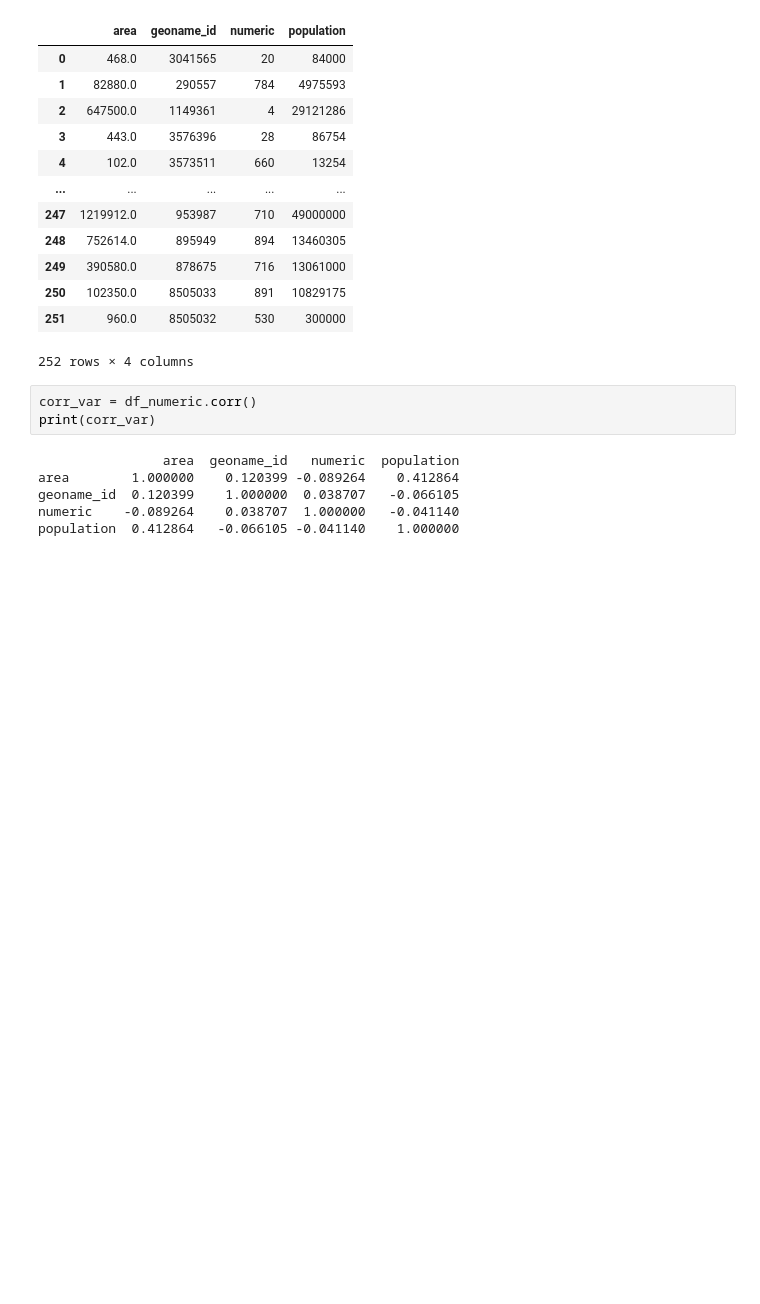
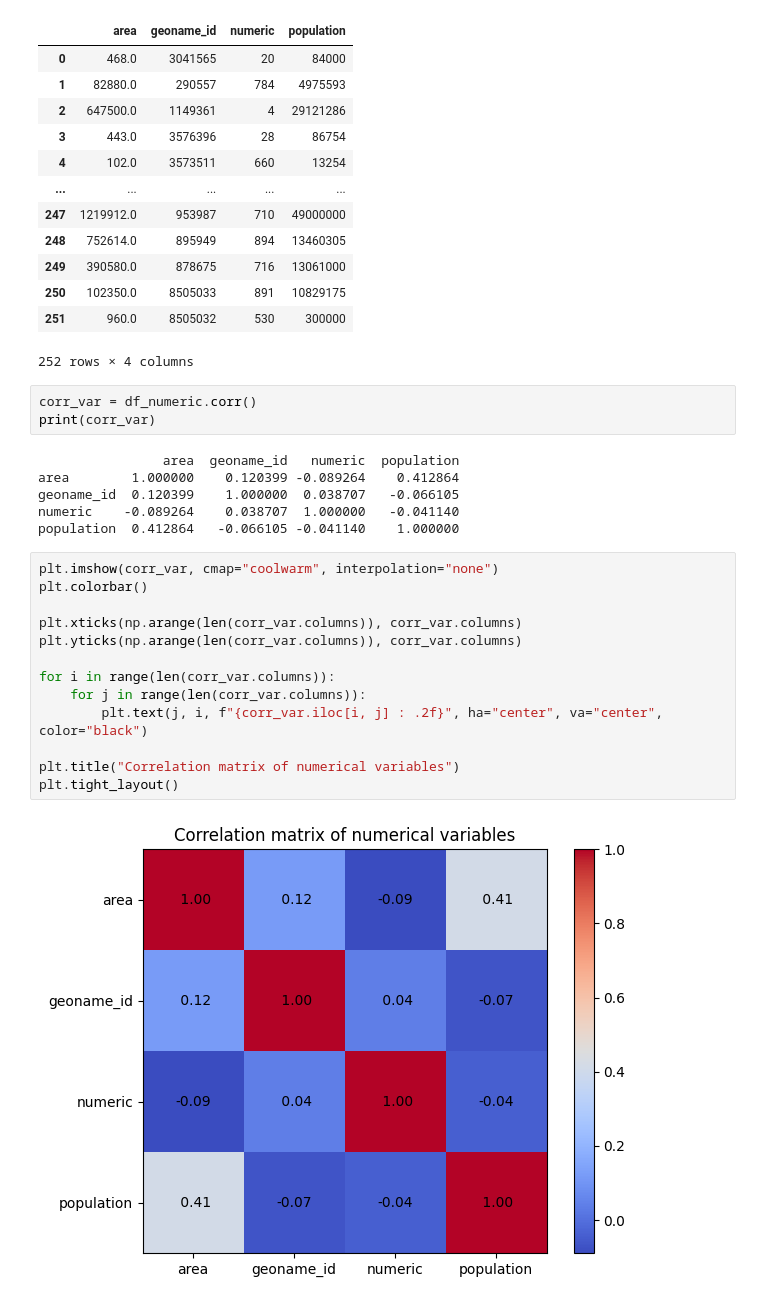
Before and after one commit to Julian-L-Avila/Data-Mining-2024-3, a Jupyter notebook: EDA/eda.sync.ipynb, the cells around one changed output. Cells and saved outputs as stored; diff of their text form; blank space fills up the shorter version.

```diff
--- a/EDA/eda.sync.ipynb
+++ b/EDA/eda.sync.ipynb
@@ -113,3 +113,18 @@ area        1.000000    0.120399 -0.089264    0.412864
 geoname_id  0.120399    1.000000  0.038707   -0.066105
 numeric    -0.089264    0.038707  1.000000   -0.041140
 population  0.412864   -0.066105 -0.041140    1.000000
+# %%
+plt.imshow(corr_var, cmap="coolwarm", interpolation="none")
+plt.colorbar()
+
+plt.xticks(np.arange(len(corr_var.columns)), corr_var.columns)
+plt.yticks(np.arange(len(corr_var.columns)), corr_var.columns)
+
+for i in range(len(corr_var.columns)):
+    for j in range(len(corr_var.columns)):
+        plt.text(j, i, f"{corr_var.iloc[i, j] : .2f}", ha="center", va="center", color="black")
+
+plt.title("Correlation matrix of numerical variables")
+plt.tight_layout()
+# %% [output]
+[figure, added]
```
Also changed, not shown: parts of 10 cells of this notebook, 1 other file.
